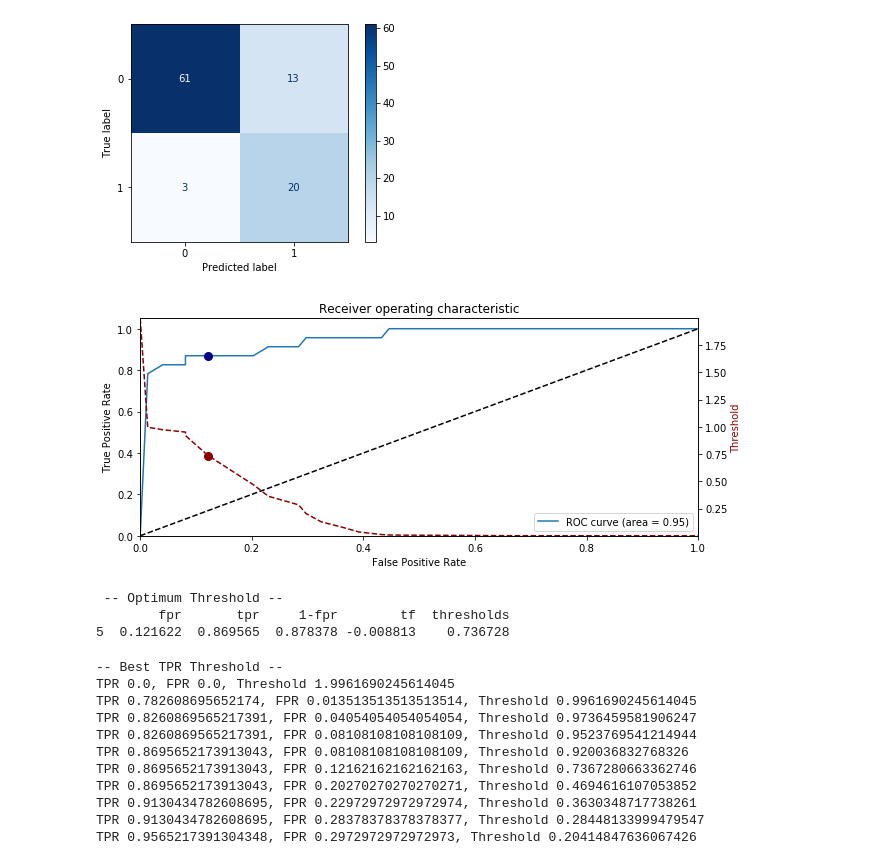
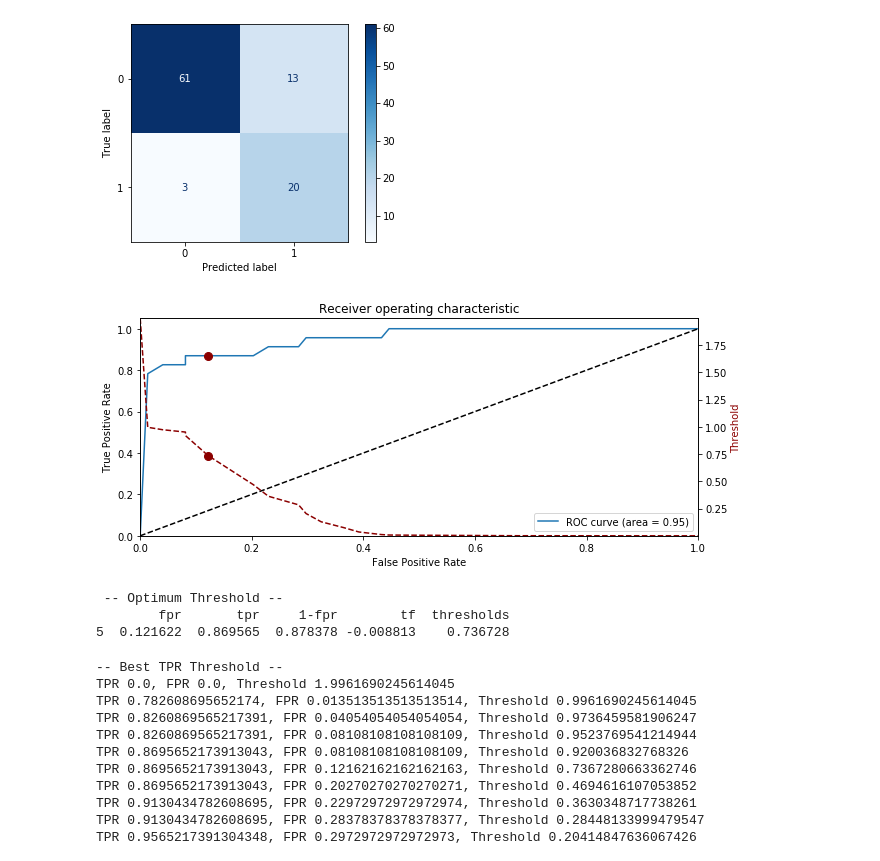
Before and after one commit to bahyhelmihp/web-crawler, a Jupyter notebook: api/datasets/Modelling.ipynb, the cells around one changed output. Saved outputs shown, nothing was run; the diff lists cells and outputs as text; code cells hidden in the pictures.

```diff
--- a/api/datasets/Modelling.ipynb
+++ b/api/datasets/Modelling.ipynb
@@ -96,7 +96,7 @@ X_train, X_test, y_train, y_test = train_test_split(X, y, test_size=0.33, random
 ## While XGBoost provides more reliable model with low FP rate and enough TP rate
 ## Though, it goes back to the business decision which rate is more important
 
-model_choice = GaussianNB()
+# model_choice = GaussianNB()
 model_choice = BernoulliNB()
 # model_choice = MultinomialNB()
 # model_choice = XGBClassifier(**params)
@@ -152,35 +152,35 @@ auc_score = auc(fpr, tpr)
 # %%
 plt.figure(figsize=(10,4))
 plt.plot(fpr, tpr, label='ROC curve (area = %0.2f)' % (auc_score))
 plt.plot([0, 1], [0, 1], 'k--')
 plt.xlim([0.0, 1.0])
 plt.ylim([0.0, 1.05])
 plt.xlabel('False Positive Rate')
 plt.ylabel('True Positive Rate')
 plt.title('Receiver operating characteristic')
 plt.legend(loc="lower right")
 
 # find optimum thresholds
 i = np.arange(len(tpr)) # index for df
 roc = pd.DataFrame({'fpr' : pd.Series(fpr, index=i),'tpr' : pd.Series(tpr, index = i), '1-fpr' : pd.Series(1-fpr, index = i), 'tf' : pd.Series(tpr - (1-fpr), index = i).apply(lambda x: x), 'thresholds' : pd.Series(thresholds, index = i)})
 df_thresh = roc.iloc[(roc.tf-0).abs().argsort()[:1]]
 
-plt.plot(df_thresh['fpr'], df_thresh['tpr'], marker='o', markersize=8, color='darkblue')
+plt.plot(df_thresh['fpr'], df_thresh['tpr'], marker='o', markersize=8, color='darkred')
 
 # create the axis of thresholds (scores)
 ax2 = plt.gca().twinx()
 ax2.plot(fpr, thresholds, markeredgecolor='r',linestyle='dashed', color='darkred')
 ax2.set_ylabel('Threshold',color='darkred')
 ax2.set_ylim([thresholds[-1],thresholds[0]])
 ax2.set_xlim([fpr[0],fpr[-1]])
 ax2.plot(df_thresh['fpr'], df_thresh['thresholds'], marker='o', markersize=8, color='darkred')
 
 
 plt.show()
 print(" -- Optimum Threshold -- ")
 print(df_thresh)
 # %% [output]
-[figure, old version]
+[figure, new version]
  -- Optimum Threshold --
         fpr       tpr     1-fpr        tf  thresholds
 5  0.121622  0.869565  0.878378 -0.008813    0.736728
```
Also changed, not shown: parts of 6 cells of this notebook, 1 other file.
